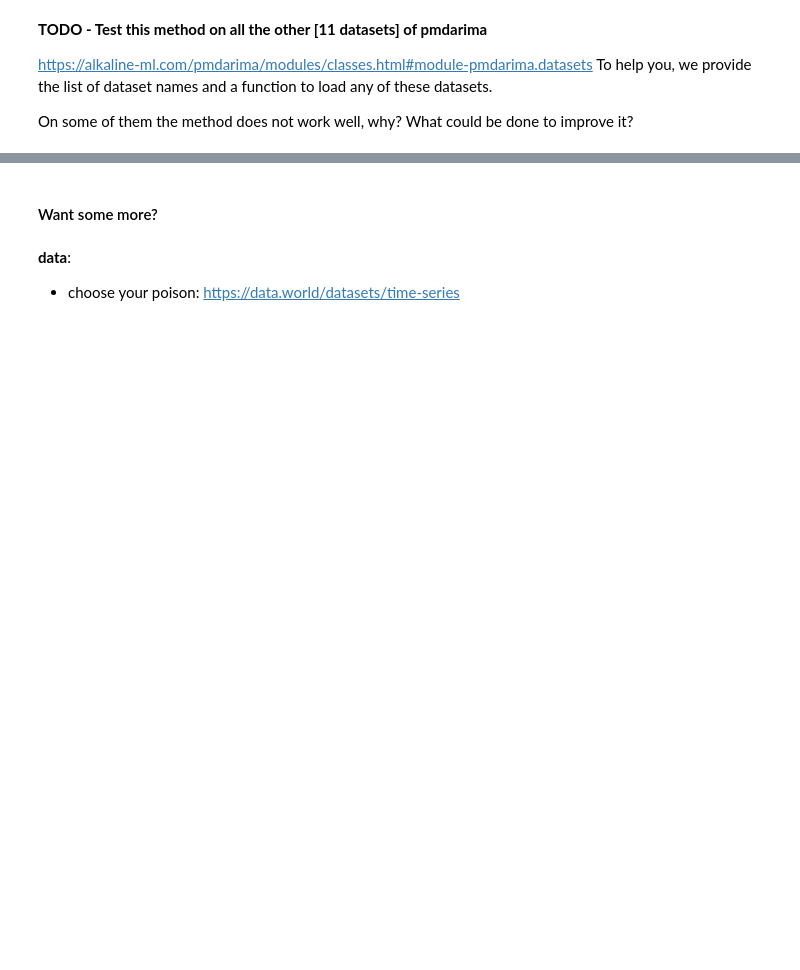
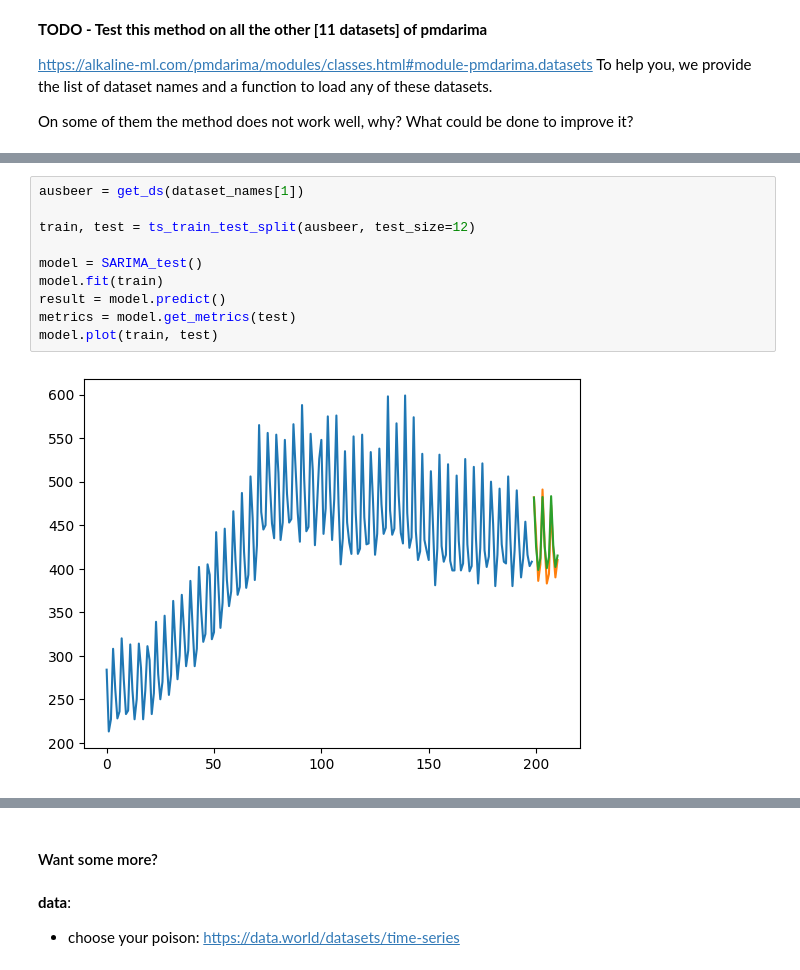
Before and after one commit to LexouLam/ML6, a Jupyter notebook: notebook/AL2_2023_Campus_ML6-NB2_AlexandraLamotte.ipynb, the cells around one changed output, grey strips where cells are left out. Cells and saved outputs as stored; diff of their text form; blank space fills up the shorter version.

```diff
--- a/notebook/AL2_2023_Campus_ML6-NB2_AlexandraLamotte.ipynb
+++ b/notebook/AL2_2023_Campus_ML6-NB2_AlexandraLamotte.ipynb
@@ -974,0 +1005,12 @@ def get_ds(ds_name, red_factor=None):
+# %%
+ausbeer = get_ds(dataset_names[1])
+
+train, test = ts_train_test_split(ausbeer, test_size=12)
+
+model = SARIMA_test()
+model.fit(train)
+result = model.predict()
+metrics = model.get_metrics(test)
+model.plot(train, test)
+# %% [output]
+[figure, added]
```
Also changed, not shown: parts of 5 cells of this notebook, 1 other file.
